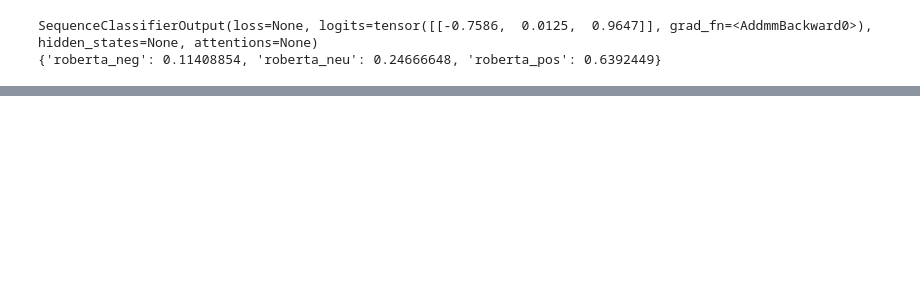
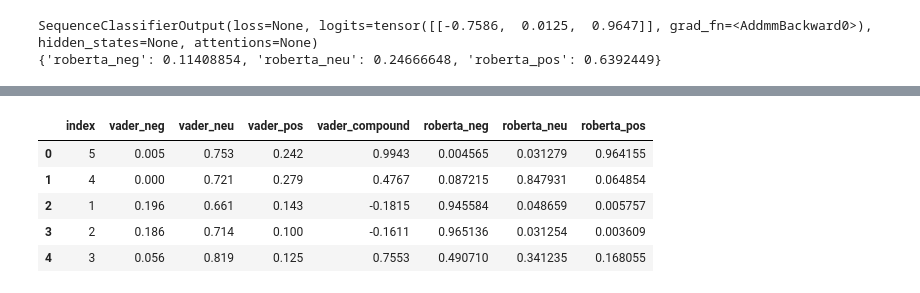
Before and after one commit to esskare/Sentiment-Analysis-on-Products, a Jupyter notebook: VaderModel.ipynb, the cells around one changed output, grey strips where cells are left out. Saved outputs shown, nothing was run; the diff lists cells and outputs as text; code cells hidden in the pictures; blank space fills up the shorter version.

```diff
--- a/VaderModel.ipynb
+++ b/VaderModel.ipynb
@@ -199,3 +196,35 @@ print(scores_dict)
 # %% [output]
 SequenceClassifierOutput(loss=None, logits=tensor([[-0.7586,  0.0125,  0.9647]], grad_fn=<AddmmBackward0>), hidden_states=None, attentions=None)
 {'roberta_neg': 0.11408854, 'roberta_neu': 0.24666648, 'roberta_pos': 0.6392449}
+# %%
+def polarity_scores_roberta(example):
+    encoded_text = tokenizer(example, return_tensors = "pt")
+    output = model(**encoded_text) #tensor with our results
+    print(output)
+    scores = output[0][0].detach().numpy() #convert to numpy array
+    scores = softmax(scores) #apply softmax
+    scores_dict = {
+        'roberta_neg': scores[0],
+        'roberta_neu': scores[1],
+        'roberta_pos': scores[2]
+    }
+    return scores_dict
+# %%
+results = {}
+
+# Run polarity score on the entire dataset
+for i, row in tqdm(df.iterrows(), total=len(df)):
+        try:
+                text = row['Reviews']
+                rate = row['Rating']
+                vader_result = sia.polarity_scores(text)
+                #rename
+                vader_result_rename = {}
+                for key, value in vader_result.items():
+                        vader_result_rename[f"vader_{key}"] = value
+
+                roberta_result = polarity_scores_roberta(text)
+                both= {**vader_result_rename,  **roberta_result}
+                results[rate] = both
+        except RuntimeError:
+                print(f"Broke for the rating: {rate}")
@@ -201,0 +249,13 @@ SequenceClassifierOutput(loss=None, logits=tensor([[-0.7586,  0.0125,  0.9647]],
+# %%
+import pandas as pd
+results_df = pd.DataFrame(results).T
+results_df = results_df.reset_index()
+# %%
+results_df.head()
+# %% [output]
+|  | index | vader_neg | vader_neu | vader_pos | vader_compound | roberta_neg | roberta_neu | roberta_pos |
+| 0 | 5 | 0.005 | 0.753 | 0.242 | 0.9943 | 0.004565 | 0.031279 | 0.964155 |
+| 1 | 4 | 0.000 | 0.721 | 0.279 | 0.4767 | 0.087215 | 0.847931 | 0.064854 |
+| 2 | 1 | 0.196 | 0.661 | 0.143 | -0.1815 | 0.945584 | 0.048659 | 0.005757 |
+| 3 | 2 | 0.186 | 0.714 | 0.100 | -0.1611 | 0.965136 | 0.031254 | 0.003609 |
+| 4 | 3 | 0.056 | 0.819 | 0.125 | 0.7553 | 0.490710 | 0.341235 | 0.168055 |
```
Also changed, not shown: parts of 8 cells of this notebook.
